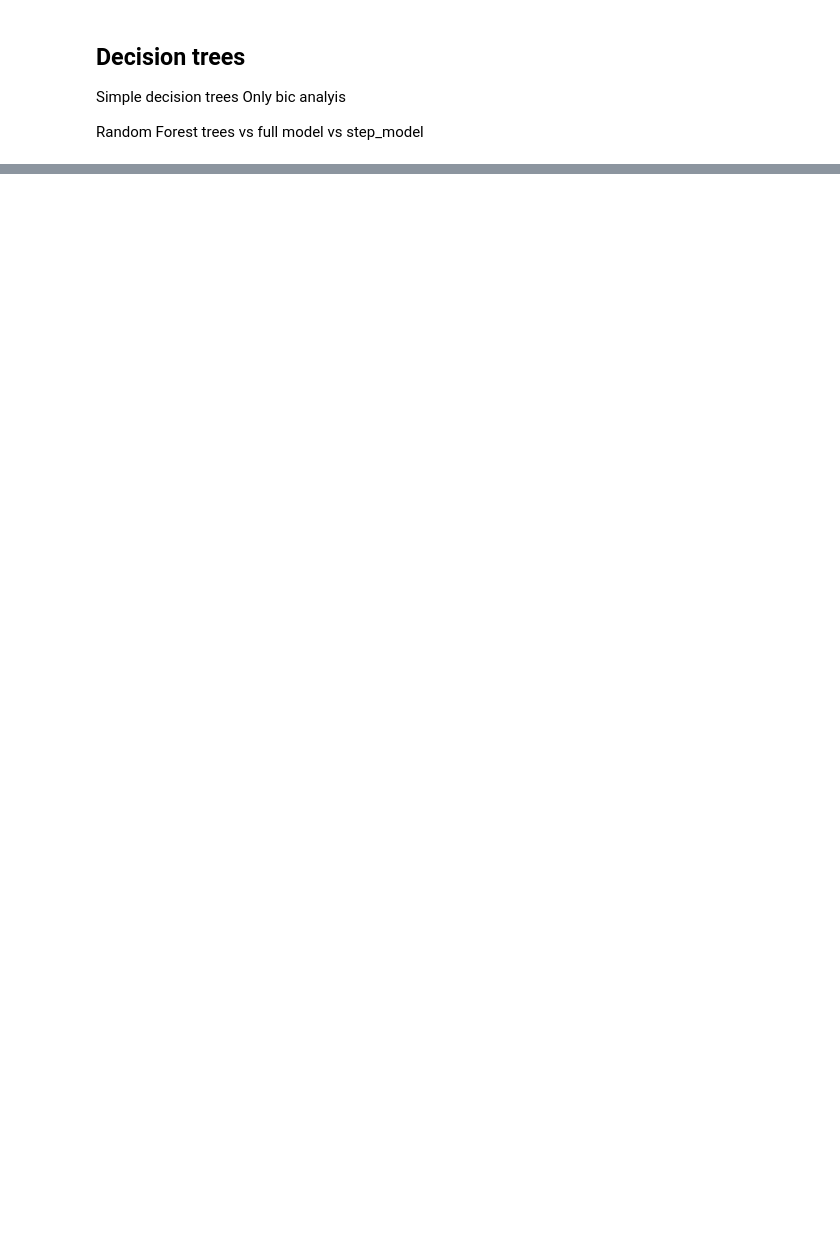
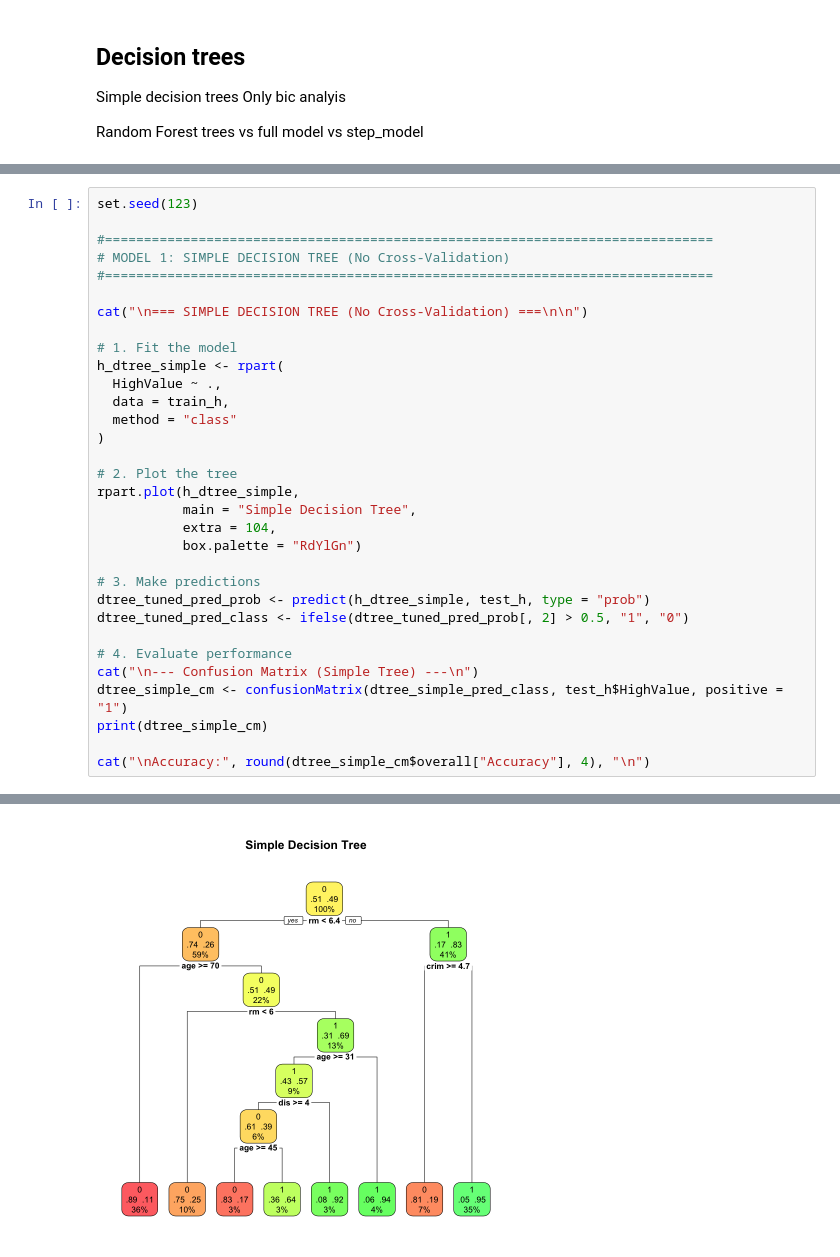
Before and after one commit to godfreydekew/Boston-housing-data-analysis, a Jupyter notebook: house_value_analysis.ipynb, the cells around one changed output, grey strips where cells are left out. Saved outputs shown, nothing was run; the diff lists cells and outputs as text; blank space fills up the shorter version.

Commit message:
feat: Implement cross validation and random forest

```diff
--- a/house_value_analysis.ipynb
+++ b/house_value_analysis.ipynb
@@ -1164,0 +1145,33 @@ Random Forest trees vs full model vs step_model
+# %%
+set.seed(123)
+
+#==============================================================================
+# MODEL 1: SIMPLE DECISION TREE (No Cross-Validation)
+#==============================================================================
+
+cat("\n=== SIMPLE DECISION TREE (No Cross-Validation) ===\n\n")
+
+# 1. Fit the model
+h_dtree_simple <- rpart(
+  HighValue ~ .,
+  data = train_h,
+  method = "class"
+)
+
+# 2. Plot the tree
+rpart.plot(h_dtree_simple,
+           main = "Simple Decision Tree",
+           extra = 104,
+           box.palette = "RdYlGn")
+
+# 3. Make predictions
+dtree_tuned_pred_prob <- predict(h_dtree_simple, test_h, type = "prob")
+dtree_tuned_pred_class <- ifelse(dtree_tuned_pred_prob[, 2] > 0.5, "1", "0")
+
+# 4. Evaluate performance
+cat("\n--- Confusion Matrix (Simple Tree) ---\n")
+dtree_simple_cm <- confusionMatrix(dtree_simple_pred_class, test_h$HighValue, positive = "1")
+print(dtree_simple_cm)
+
+cat("\nAccuracy:", round(dtree_simple_cm$overall["Accuracy"], 4), "\n")
+# %% [output]
@@ -1164,0 +1195 @@ Random Forest trees vs full model vs step_model
+[figure, added]
```
Also changed, not shown: parts of 27 cells of this notebook.
